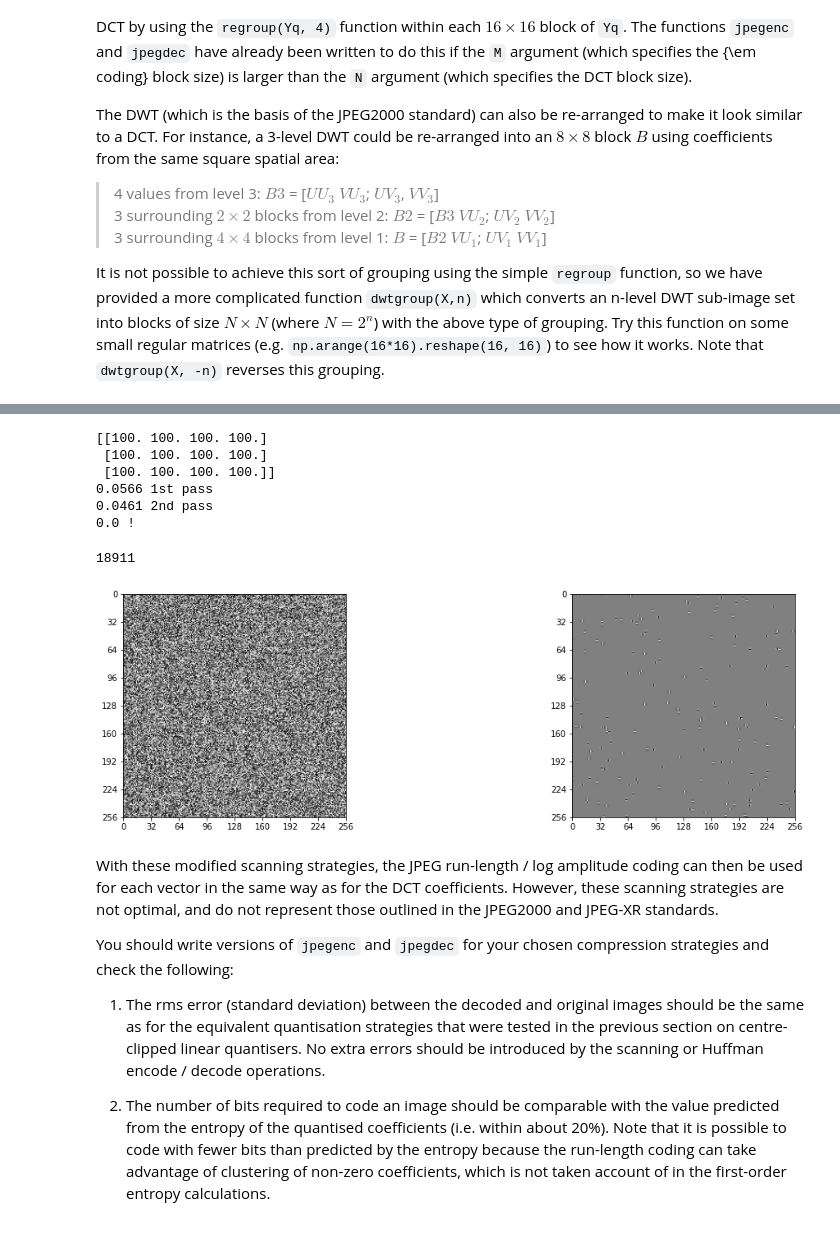
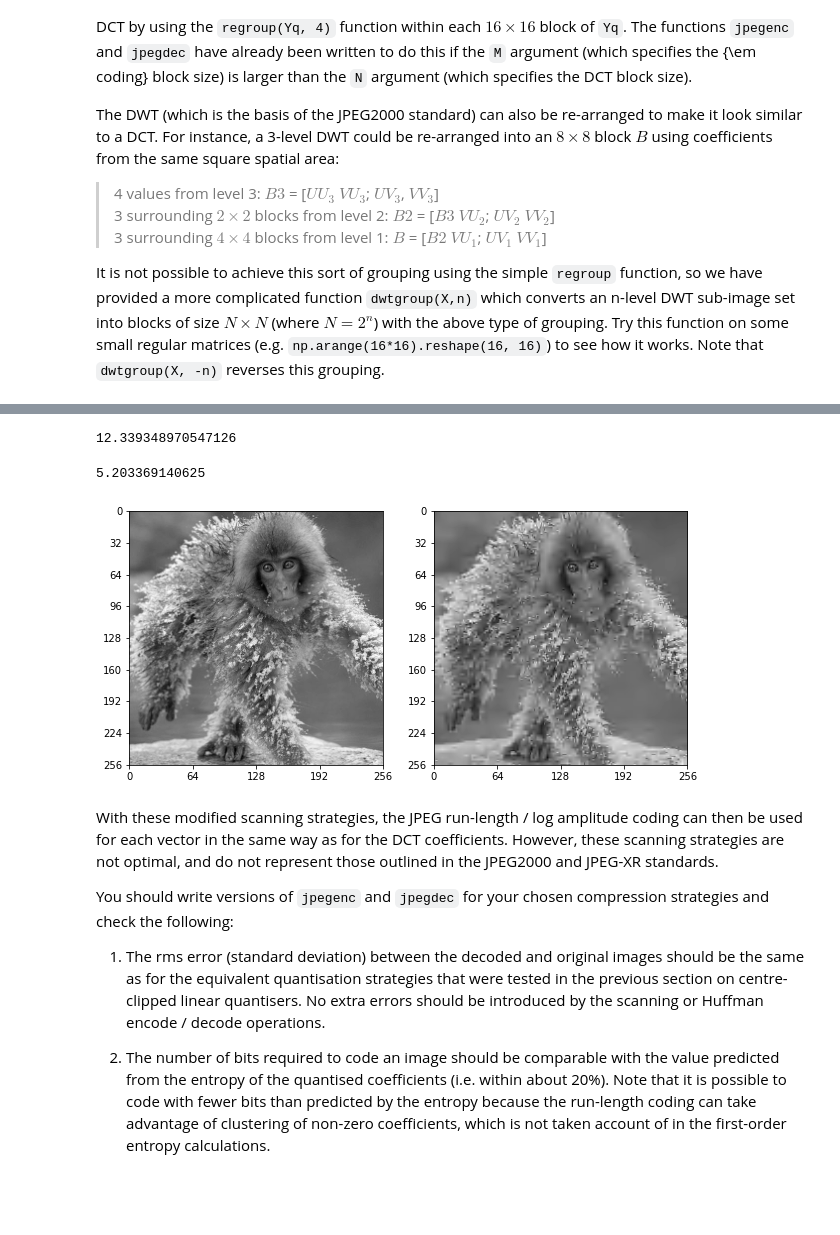
Before and after one commit to TobyBoyne/cued_sf2_lab, a Jupyter notebook: 12-huffman.ipynb, the cells around one changed output, grey strips where cells are left out. Cells and saved outputs as stored; diff of their text form; code cells hidden in the pictures; blank space fills up the shorter version.

Commit message:
2022 Competition image

```diff
--- a/12-huffman.ipynb
+++ b/12-huffman.ipynb
@@ -248,40 +243,37 @@ rec.array([[(0, 0), (0, 1), (0, 2), (0, 3), (0, 4), (0, 5), (0, 6),
-# %%
-from compression import DWTCompression
-from cued_sf2_lab.jpeg import jpegenc, jpegdec
-
-N = 8
-n=3
-dwtstep = np.ones((3, 1)) @ np.logspace(start=n+3, stop=0, num=n+1, base=2)[None, :]
-dwtstep = np.ones((3, 1)) @ np.ones((1, n+1)) * 100
-print(dwtstep)
-# change dwstep
-
-comp = DWTCompression(n, dwtstep)
-
-X = (np.random.random((256, 256)) - 0.5) * 128
-
-Y = comp.compress(X)
-vlc, _ = comp.encode(Y, dcbits=16)
-Ydec = comp.decode(vlc, dcbits=16)
-Z = comp.decompress(Ydec)
-
-fig, axs = plt.subplots(1, 2, figsize=(18, 5))
-
-plot_image(X, ax=axs[0])
-plot_image(Z, ax=axs[1])
-
-np.std(Z - X)
-
-vlc[:, 1].sum()
-# %% [output]
-[[100. 100. 100. 100.]
- [100. 100. 100. 100.]
- [100. 100. 100. 100.]]
-0.0566 1st pass
-0.0461 2nd pass
-0.0 !
-18911
-[figure, removed]
+# %%
+from compression import DWTCompression
+from cued_sf2_lab.jpeg import jpegenc, jpegdec
+
+fig, axs = plt.subplots(1, 2, figsize=(10, 5))
+
+
+N = 8
+n=3
+
+comp = DWTCompression(n)
+
+X = img2019
+# Yq = comp.quantise(Y)
+# plot_image(Yq[:32, :32]?, ax=axs[3])
+
+Y = comp.compress(X)
+dwtsteps = comp.equal_mse_steps(initial=9)
+
+vlc, _ = comp.encode(Y, dwtsteps=dwtsteps, dcbits=16)
+Ydec = comp.decode(vlc, dwtsteps=dwtsteps, dcbits=16)
+Z = comp.decompress(Ydec)
+
+
+plot_image(X, ax=axs[0])
+plot_image(Z, ax=axs[1])
+
+print(np.std(Z - X))
+
+vlc[:, 1].sum() / (1024*8)
+# %% [output]
+12.339348970547126
+5.203369140625
+[figure, added]
 # %% [markdown]
 
 With these modified scanning strategies, the JPEG run-length / log amplitude coding can then be used for each vector in the same way as for the DCT coefficients. However, these scanning strategies are not optimal, and do not represent those outlined in the JPEG2000 and JPEG-XR standards.
```
Also changed, not shown: parts of 4 cells of this notebook, 2 other files.
